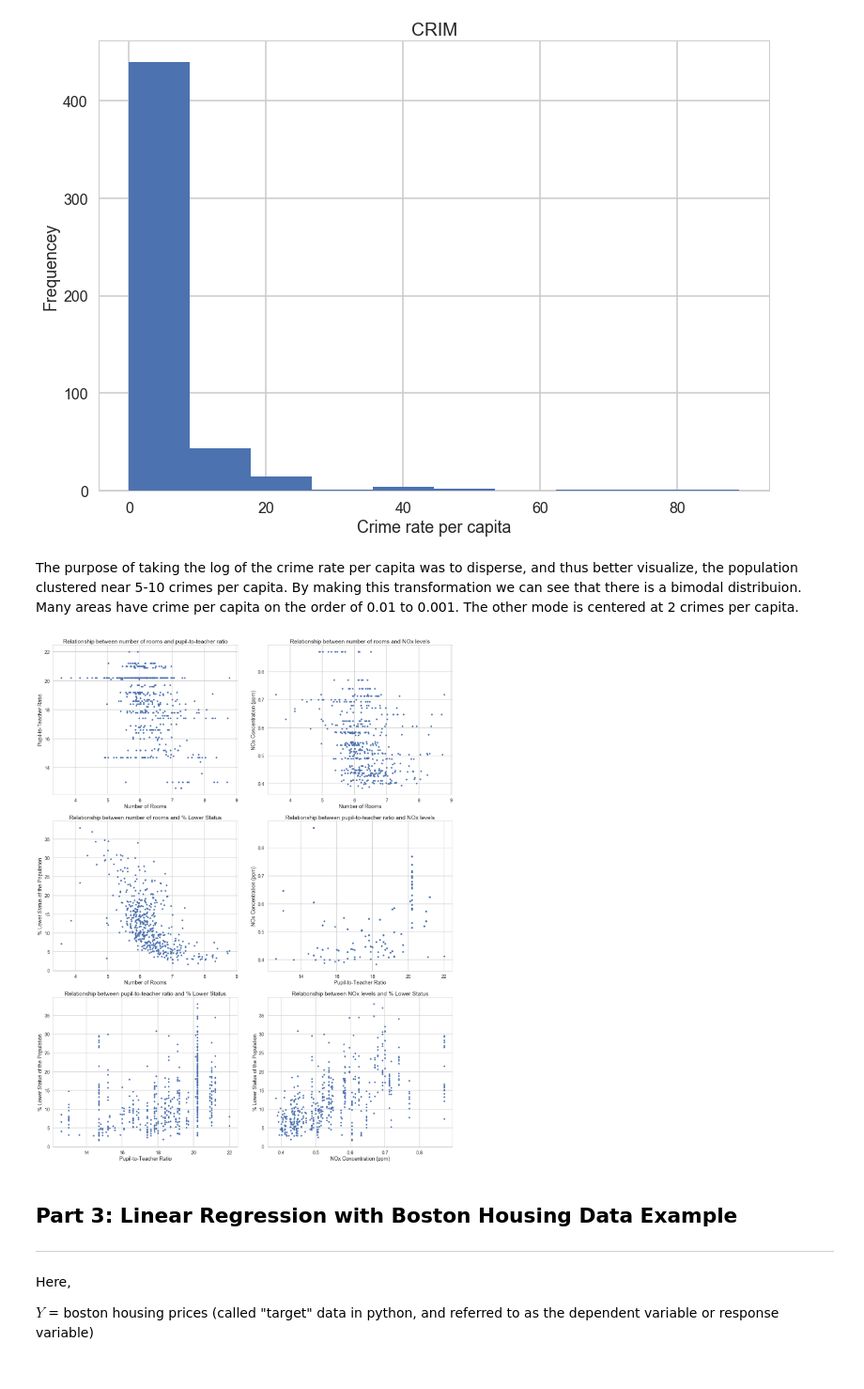
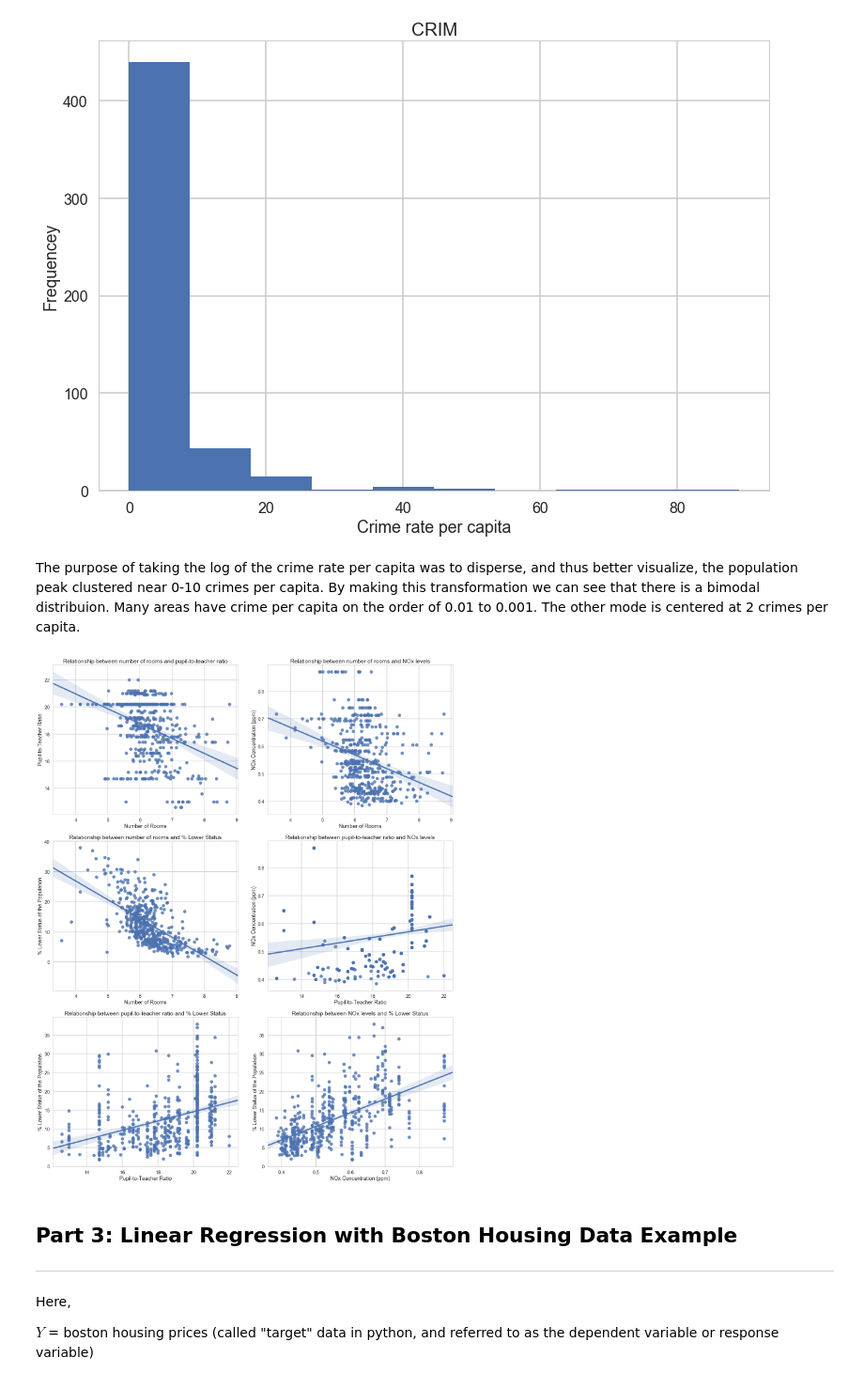
Before and after one commit to tmcdunn/springboard-boson_housing, a Jupyter notebook: Linear_Regression_Boston_Housing_exercises.ipynb, the cells around one changed output. Shown at 94% size. Cells and saved outputs as stored; diff of their text form; code cells hidden in the pictures.

```diff
--- a/Linear_Regression_Boston_Housing_exercises.ipynb
+++ b/Linear_Regression_Boston_Housing_exercises.ipynb
@@ -360,51 +360,57 @@ plt.show()
 # %% [output]
 [figure]
 # %% [markdown]
-The purpose of taking the log of the crime rate per capita was to disperse, and thus better visualize, the population clustered near 5-10 crimes per capita. By making this transformation we can see that there is a bimodal distribuion. Many areas have crime per capita on the order of 0.01 to 0.001. The other mode is centered at 2 crimes per capita.
+The purpose of taking the log of the crime rate per capita was to disperse, and thus better visualize, the population peak clustered near 0-10 crimes per capita. By making this transformation we can see that there is a bimodal distribuion. Many areas have crime per capita on the order of 0.01 to 0.001. The other mode is centered at 2 crimes per capita.
 # %%
 fig = plt.figure(figsize=(20, 25))
 plt.subplot(3,2,1)
-plt.plot(bos['RM'], bos['PTRATIO'], marker='.', linestyle='none')
+sns.regplot(y="PTRATIO", x="RM", data=bos, fit_reg = True)
+# plt.plot(bos['RM'], bos['PTRATIO'], marker='.', linestyle='none')
 plt.title("Relationship between number of rooms and pupil-to-teacher ratio")
 plt.xlabel("Number of Rooms")
 plt.ylabel("Pupil-to-Teacher Ratio")
 
 plt.subplot(3,2,2)
-plt.plot(bos['RM'], bos['NOX'], marker='.', linestyle='none')
+sns.regplot(y="NOX", x="RM", data=bos, fit_reg = True)
+# plt.plot(bos['RM'], bos['NOX'], marker='.', linestyle='none')
 plt.title("Relationship between number of rooms and NOx levels")
 plt.xlabel("Number of Rooms")
 plt.ylabel("NOx Concentration (ppm)")
 
 plt.subplot(3,2,3)
-plt.plot(bos['RM'], bos['LSTAT'], marker='.', linestyle='none')
+sns.regplot(y="LSTAT", x="RM", data=bos, fit_reg = True)
+# plt.plot(bos['RM'], bos['LSTAT'], marker='.', linestyle='none')
 plt.title("Relationship between number of rooms and % Lower Status")
 plt.xlabel("Number of Rooms")
 plt.ylabel("% Lower Status of the Population")
 
 
 plt.subplot(3,2,4)
-plt.plot(bos['PTRATIO'], bos['NOX'], marker='.', linestyle='none')
+sns.regplot(y="NOX", x="PTRATIO", data=bos, fit_reg = True)
+# plt.plot(bos['PTRATIO'], bos['NOX'], marker='.', linestyle='none')
 plt.title("Relationship between pupil-to-teacher ratio and NOx levels")
 plt.xlabel("Pupil-to-Teacher Ratio")
 plt.ylabel("NOx Concentration (ppm)")
 
 
 plt.subplot(3,2,5)
-plt.plot(bos['PTRATIO'], bos['LSTAT'], marker='.', linestyle='none')
+sns.regplot(y="LSTAT", x="PTRATIO", data=bos, fit_reg = True)
+# plt.plot(bos['PTRATIO'], bos['LSTAT'], marker='.', linestyle='none')
 plt.title("Relationship between pupil-to-teacher ratio and % Lower Status")
 plt.xlabel("Pupil-to-Teacher Ratio")
 plt.ylabel("% Lower Status of the Population")
 
 
 plt.subplot(3,2,6)
-plt.plot(bos['NOX'], bos['LSTAT'], marker='.', linestyle='none')
+sns.regplot(y="LSTAT", x="NOX", data=bos, fit_reg = True)
+# plt.plot(bos['NOX'], bos['LSTAT'], marker='.', linestyle='none')
 plt.title("Relationship between NOx levels and % Lower Status")
 plt.xlabel("NOx Concentration (ppm)")
 plt.ylabel("% Lower Status of the Population")
 plt.tight_layout()
 plt.show()
 # %% [output]
-[figure, old version]
+[figure, new version]
 # %% [markdown]
 ## Part 3: Linear Regression with Boston Housing Data Example
 ***
```
Also changed, not shown: parts of 52 cells of this notebook.
